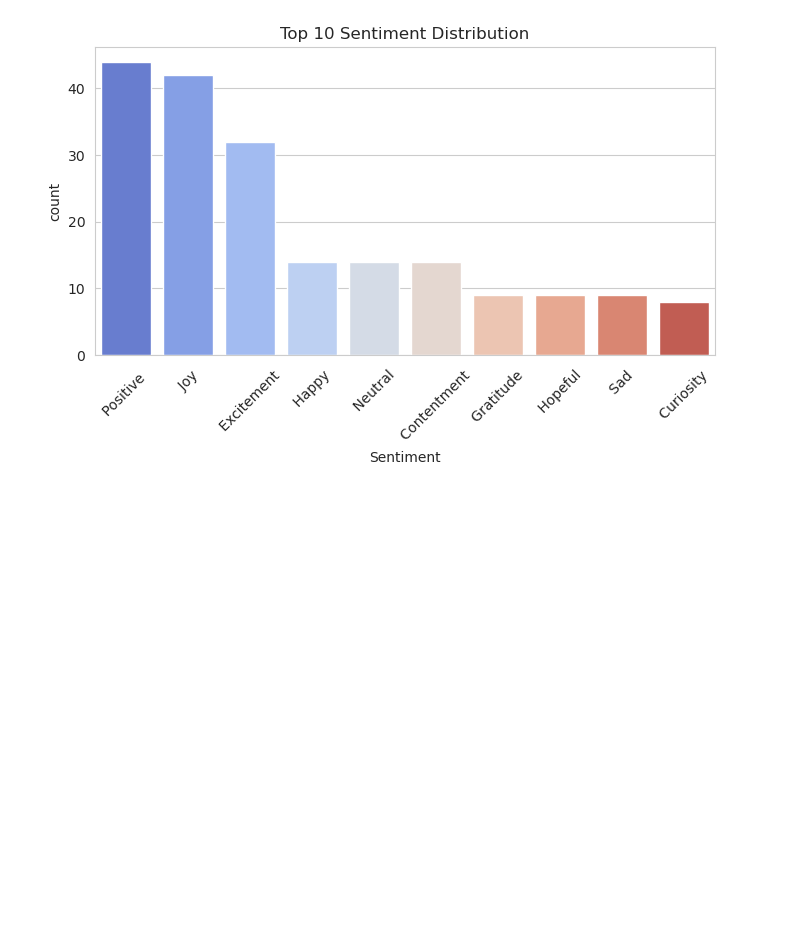
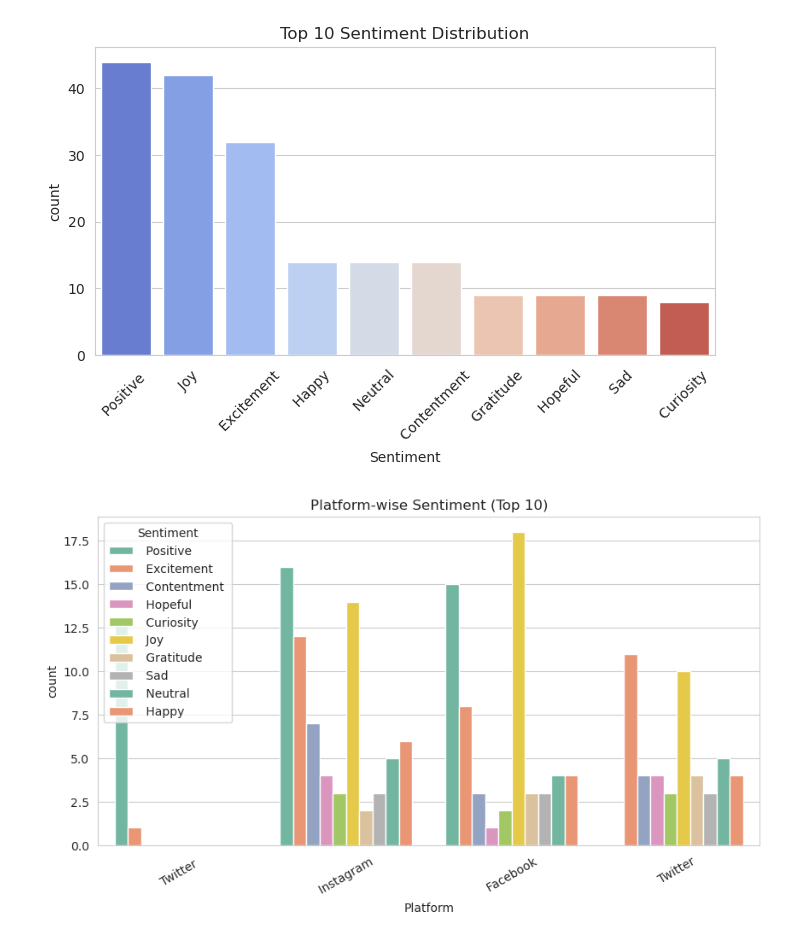
Before and after one commit to mmiskatul/Sentimant-Analysis, a Jupyter notebook: analysis-data.ipynb, the cells around one changed output. Cells and saved outputs as stored; diff of their text form; code cells hidden in the pictures; blank space fills up the shorter version.

Commit message:
pltform wise centiment

```diff
--- a/analysis-data.ipynb
+++ b/analysis-data.ipynb
@@ -105,3 +105,11 @@ plt.xticks(rotation=45)
 plt.show()
 # %% [output]
 [figure]
+# %%
+plt.figure(figsize=(10,5))
+sns.countplot(data=df_top,x='Platform',hue='Sentiment',palette='Set2')
+plt.title('Platform-wise Sentiment (Top 10)')
+plt.xticks(rotation=30)
+plt.show()
+# %% [output]
+[figure, added]
```
